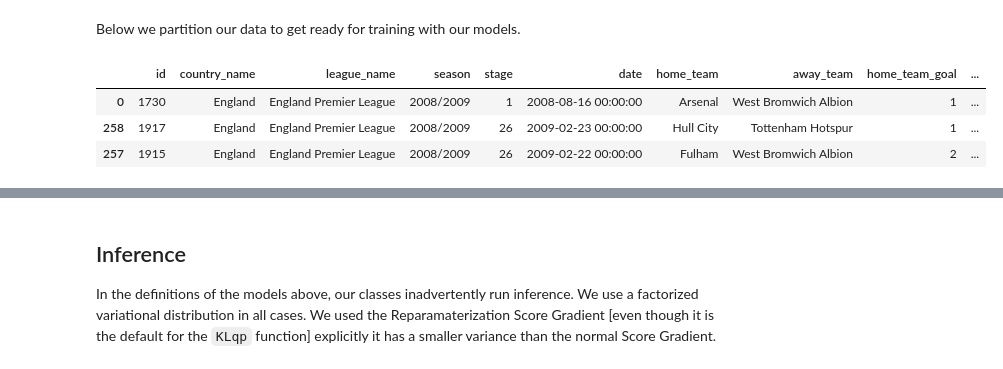
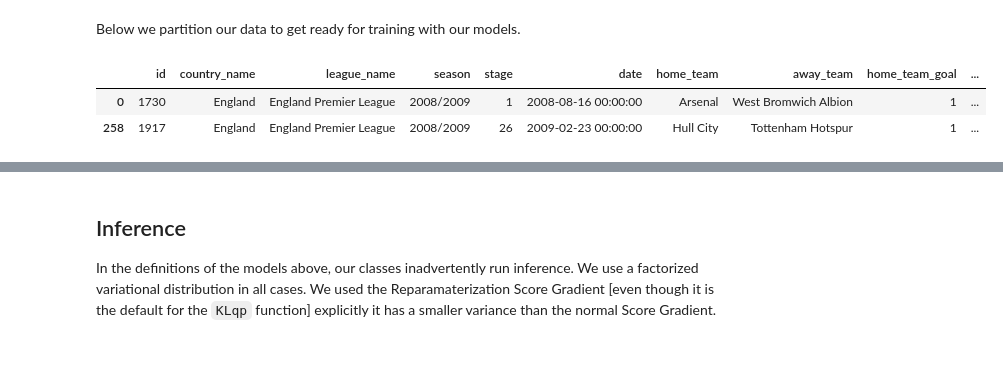
Before and after one commit to vinoo999/trueskill_augmented, a Jupyter notebook: final_project/final_project.ipynb, the cells around one changed output, grey strips where cells are left out. Saved outputs shown, nothing was run; the diff lists cells and outputs as text; code cells hidden in the pictures.

```diff
--- a/final_project/final_project.ipynb
+++ b/final_project/final_project.ipynb
@@ -47,13 +47,12 @@ Below we partition our data to get ready for training with our models.
 # %%
 train, test = process.partition_data(data, by_season=True)
 
-display(train.head(3))
-display(test.head(3))
+display(train.head(2))
+display(test.head(2))
 # %% [output]
 |  | id | country_name | league_name | season | stage | date | home_team | away_team | home_team_goal | ... |
 | 0 | 1730 | England | England Premier League | 2008/2009 | 1 | 2008-08-16 00:00:00 | Arsenal | West Bromwich Albion | 1 | ... |
 | 258 | 1917 | England | England Premier League | 2008/2009 | 26 | 2009-02-23 00:00:00 | Hull City | Tottenham Hotspur | 1 | ... |
-| 257 | 1915 | England | England Premier League | 2008/2009 | 26 | 2009-02-22 00:00:00 | Fulham | West Bromwich Albion | 2 | ... |
 |  | id | country_name | league_name | season | stage | date | home_team | away_team | home_team_goal | ... |
 | 2912 | 4573 | England | England Premier League | 2015/2016 | 26 | 2016-02-13 00:00:00 | Crystal Palace | Watford | 1 | ... |
 | 2913 | 4574 | England | England Premier League | 2015/2016 | 26 | 2016-02-13 00:00:00 | Everton | West Bromwich Albion | 0 | ... |
```
Also changed, not shown: parts of 9 cells of this notebook, 8 other files.
